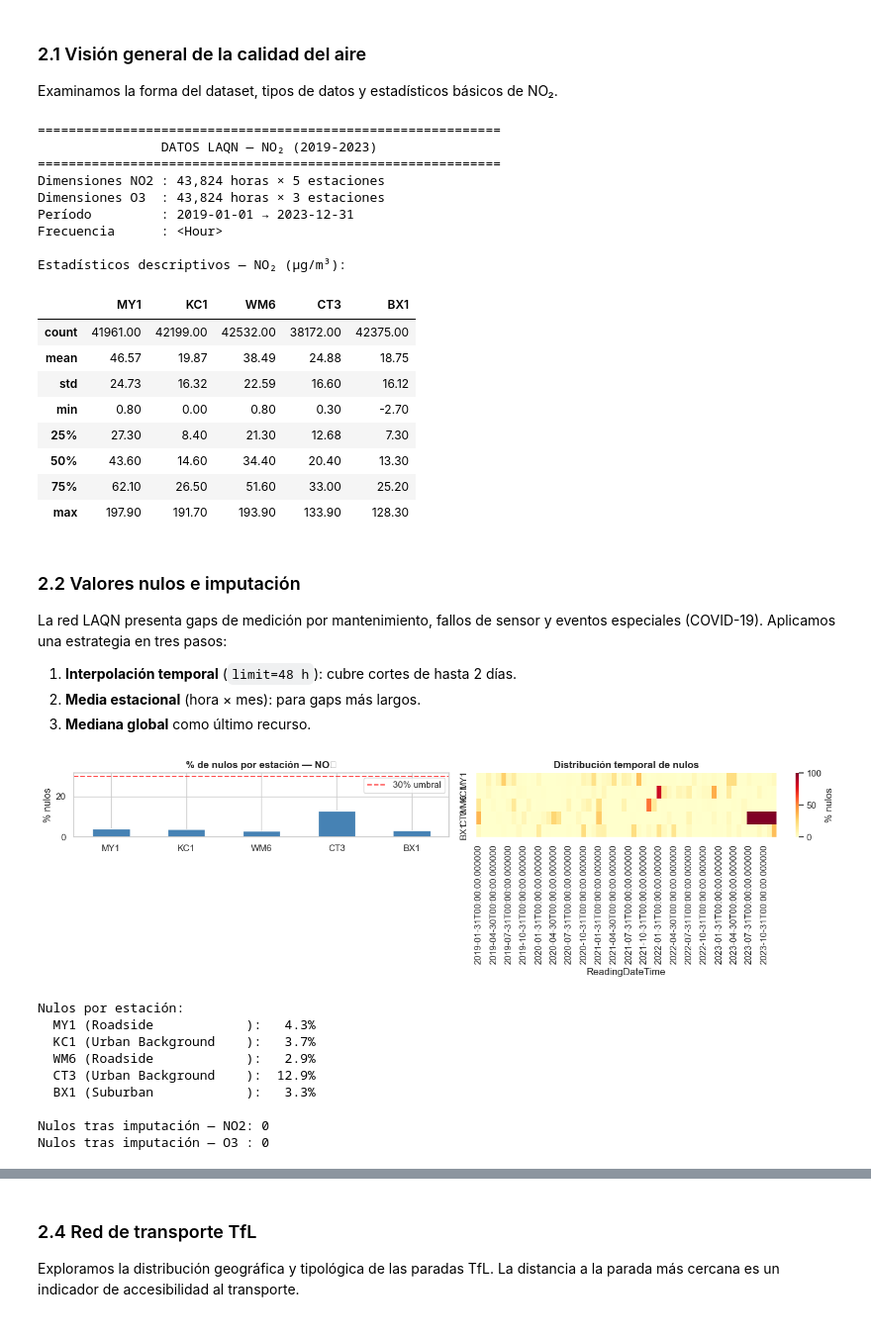
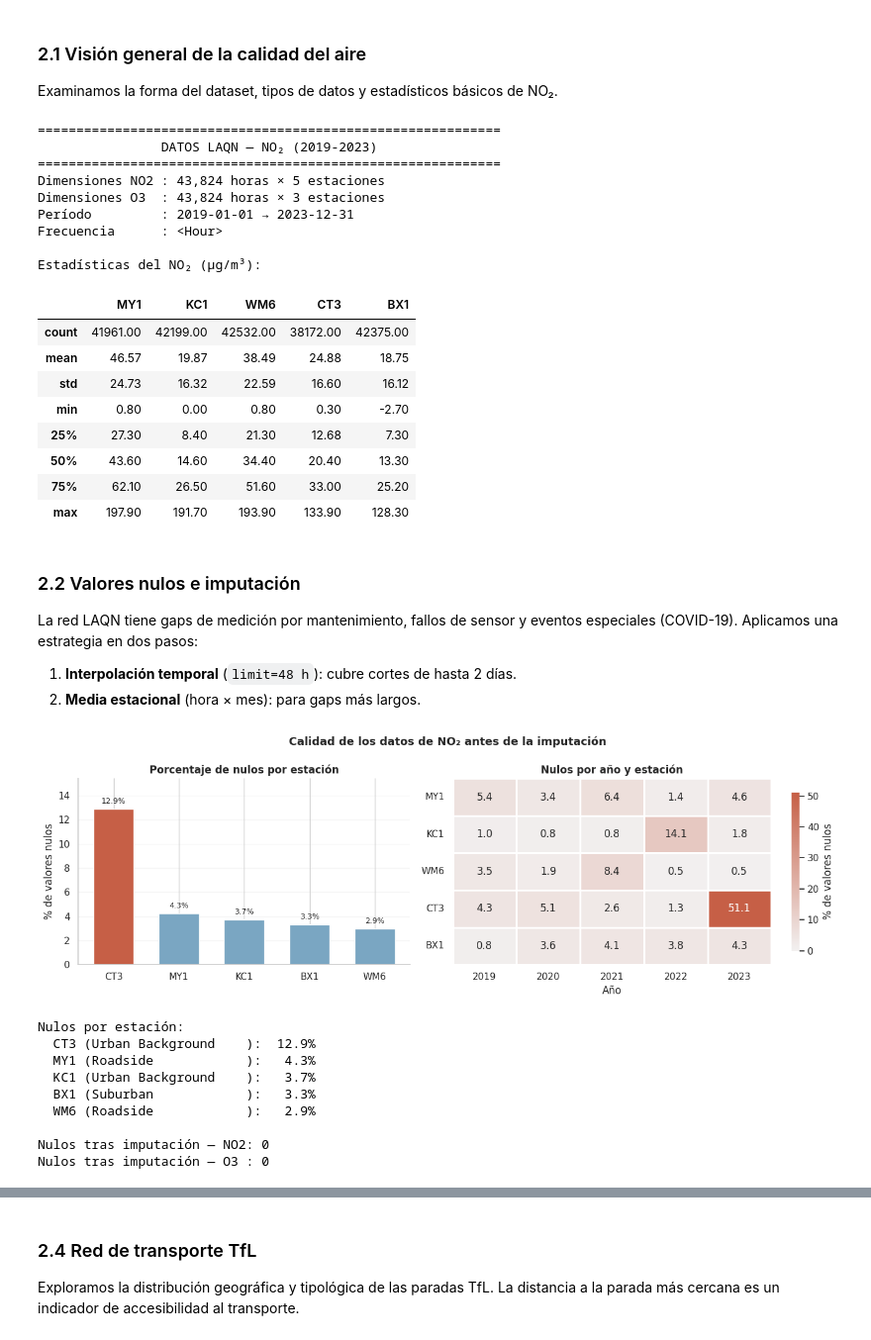
Before and after one commit to Carlossanarr/Trabajo-final-Ciudades-inteligentes, a Jupyter notebook: Ciudades-TrabajoFinal.ipynb, the cells around one changed output, grey strips where cells are left out. Shown at 99% size. Cells and saved outputs as stored; diff of their text form; code cells hidden in the pictures.

```diff
--- a/Ciudades-TrabajoFinal.ipynb
+++ b/Ciudades-TrabajoFinal.ipynb
@@ -160,7 +184,7 @@ print(f'Dimensiones NO2 : {no2_raw.shape[0]:,} horas × {no2_raw.shape[1]} estac
 print(f'Dimensiones O3  : {o3_raw.shape[0]:,} horas × {o3_raw.shape[1]} estaciones')
 print(f'Período         : {no2_raw.index[0].date()} → {no2_raw.index[-1].date()}')
 print(f'Frecuencia      : {no2_raw.index.freq}')
-print('\nEstadísticos descriptivos — NO₂ (μg/m³):')
+print('\nEstadísticas del NO₂ (μg/m³):')
 display(no2_raw.describe().round(2))
 # %% [output]
 ============================================================
@@ -171,7 +195,7 @@ Dimensiones O3  : 43,824 horas × 3 estaciones
 Período         : 2019-01-01 → 2023-12-31
 Frecuencia      : <Hour>
 
-Estadísticos descriptivos — NO₂ (μg/m³):
+Estadísticas del NO₂ (μg/m³):
 |  | MY1 | KC1 | WM6 | CT3 | BX1 |
 | count | 41961.00 | 42199.00 | 42532.00 | 38172.00 | 42375.00 |
 | mean | 46.57 | 19.87 | 38.49 | 24.88 | 18.75 |
@@ -184,65 +208,82 @@ Estadísticos descriptivos — NO₂ (μg/m³):
 # %% [markdown]
 ### 2.2 Valores nulos e imputación
 
-La red LAQN presenta gaps de medición por mantenimiento, fallos de sensor y eventos especiales (COVID-19). Aplicamos una estrategia en tres pasos:
+La red LAQN tiene gaps de medición por mantenimiento, fallos de sensor y eventos especiales (COVID-19). Aplicamos una estrategia en dos pasos:
 
 1. **Interpolación temporal** (`limit=48 h`): cubre cortes de hasta 2 días.
 2. **Media estacional** (hora × mes): para gaps más largos.
-3. **Mediana global** como último recurso.
 # %%
-null_pct = no2_raw.isna().mean() * 100
+null_pct = no2_raw.isna().mean().mul(100).sort_values(ascending=False)
+yearly_null = no2_raw.resample('YE').apply(lambda x: x.isna().mean() * 100)
 
-fig, axes = plt.subplots(1, 2, figsize=(14, 4))
-null_pct.plot(kind='bar', ax=axes[0], color='steelblue', edgecolor='white')
-axes[0].axhline(30, color='red', linestyle='--', alpha=0.7, label='30% umbral')
-axes[0].set_title('% de nulos por estación — NO₂', fontweight='bold')
-axes[0].set_ylabel('% nulos')
-axes[0].set_xticklabels(axes[0].get_xticklabels(), rotation=0)
-axes[0].legend()
+fig, axes = plt.subplots(1, 2, figsize=(13.5, 4.5), gridspec_kw={'width_ratios': [1, 1.2]})
 
-monthly_null = no2_raw.resample('ME').apply(lambda x: x.isna().mean() * 100)
-sns.heatmap(monthly_null.T, ax=axes[1], cmap='YlOrRd', annot=False,
-            cbar_kws={'label':'% nulos'})
-axes[1].set_title('Distribución temporal de nulos', fontweight='bold')
+bar_colors = ['#c65f46'] + ['#7aa6c2'] * (len(null_pct) - 1)
+bars = axes[0].bar(null_pct.index, null_pct.values, color=bar_colors, width=0.62)
+axes[0].set_title('Porcentaje de nulos por estación', fontweight='bold')
+axes[0].set_ylabel('% de valores nulos')
+axes[0].set_xlabel('')
+axes[0].set_ylim(0, max(15, null_pct.max() + 2.5))
+axes[0].grid(axis='y', alpha=0.18)
+axes[0].spines[['top', 'right']].set_visible(False)
+for bar, value in zip(bars, null_pct.values):
+    axes[0].text(bar.get_x() + bar.get_width()/2, value + 0.3,
+                 f'{value:.1f}%', ha='center', va='bottom', fontsize=9)
+
+sns.heatmap(
+    yearly_null.T,
+    ax=axes[1],
+    cmap=sns.light_palette('#c65f46', as_cmap=True),
+    vmin=0,
+    vmax=float(np.nanmax(yearly_null.to_numpy())),
+    annot=True,
+    fmt='.1f',
+    linewidths=0.8,
+    linecolor='white',
+    cbar_kws={'label': '% de valores nulos', 'shrink': 0.85}
+)
+axes[1].set_title('Nulos por año y estación', fontweight='bold')
+axes[1].set_ylabel('')
+axes[1].set_xlabel('Año')
+axes[1].set_xticklabels(yearly_null.index.year, rotation=0)
+axes[1].set_yticklabels(axes[1].get_yticklabels(), rotation=0)
+
+plt.suptitle('Calidad de los datos de NO₂ antes de la imputación', fontsize=13, fontweight='bold')
 plt.tight_layout()
-plt.savefig(f'{DASH_DIR}/img/fig_nulos_no2.png', bbox_inches='tight')
+plt.savefig(f'{DASH_DIR}/img/fig_nulos_no2.png', bbox_inches='tight', dpi=160)
 plt.show()
 
 print('Nulos por estación:')
 for s, pct in null_pct.items():
     print(f'  {s} ({STATION_INFO[s]["type"]:20s}): {pct:5.1f}%')
 
 # Imputación paso 1: interpolación temporal
 no2_filled = no2_raw.interpolate(method='time', limit=48)
 o3_filled  = o3_raw.interpolate(method='time', limit=48)
 
 # Imputación paso 2: media estacional (hora × mes)
 def seasonal_impute(df):
     out = df.copy()
     out['_h'] = out.index.hour
     out['_m'] = out.index.month
     for col in df.columns:
         grp = out.groupby(['_m','_h'])[col].transform('mean')
         out[col] = out[col].fillna(grp)
     return out.drop(columns=['_h','_m'])
 
 no2_filled = seasonal_impute(no2_filled)
 o3_filled  = seasonal_impute(o3_filled)
 
-# Imputación paso 3: mediana global
-no2_filled = no2_filled.fillna(no2_filled.median())
-o3_filled  = o3_filled.fillna(o3_filled.median())
-
 print(f'\nNulos tras imputación — NO2: {no2_filled.isna().sum().sum()}')
 print(f'Nulos tras imputación — O3 : {o3_filled.isna().sum().sum()}')
 # %% [output]
-[figure, old version]
+[figure, new version]
 Nulos por estación:
+  CT3 (Urban Background    ):  12.9%
   MY1 (Roadside            ):   4.3%
   KC1 (Urban Background    ):   3.7%
+  BX1 (Suburban            ):   3.3%
   WM6 (Roadside            ):   2.9%
-  CT3 (Urban Background    ):  12.9%
-  BX1 (Suburban            ):   3.3%
 
 Nulos tras imputación — NO2: 0
 Nulos tras imputación — O3 : 0
```
Also changed, not shown: parts of 22 cells of this notebook, 22 other files.
